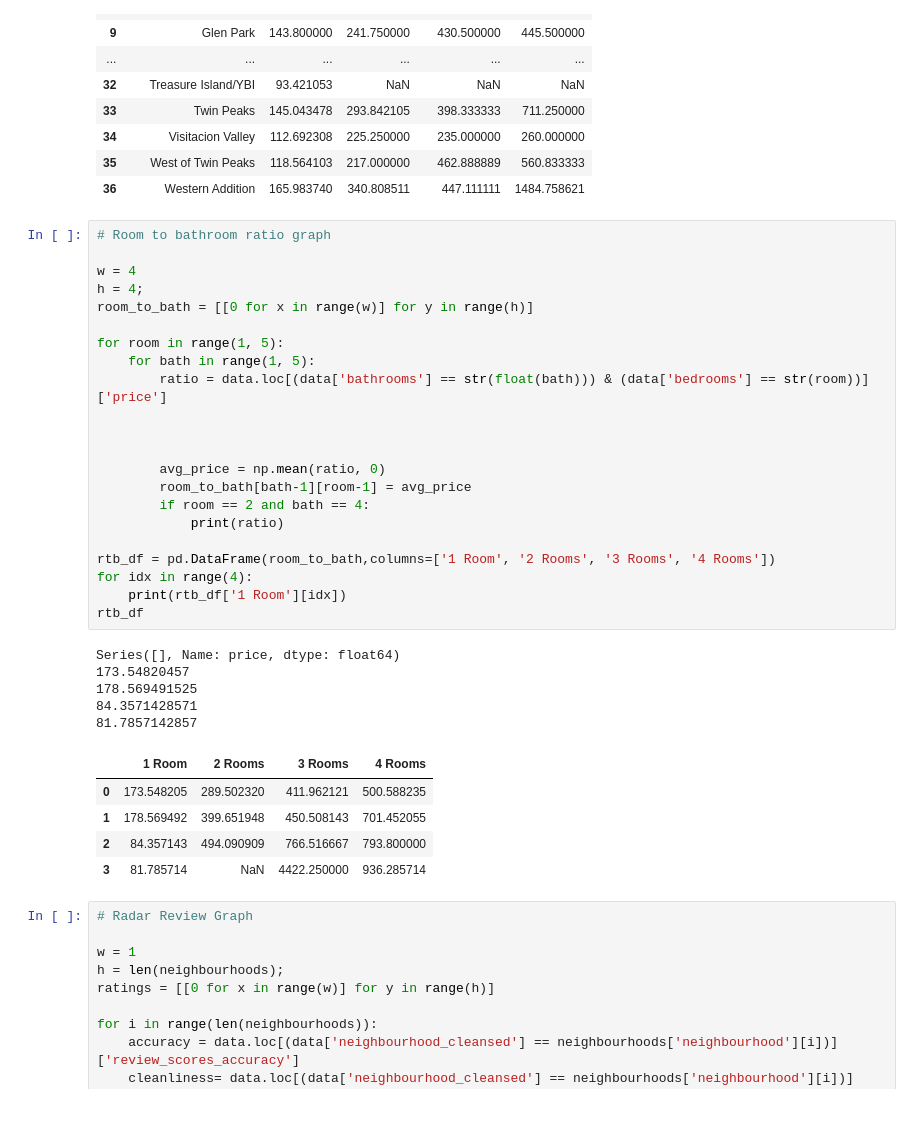
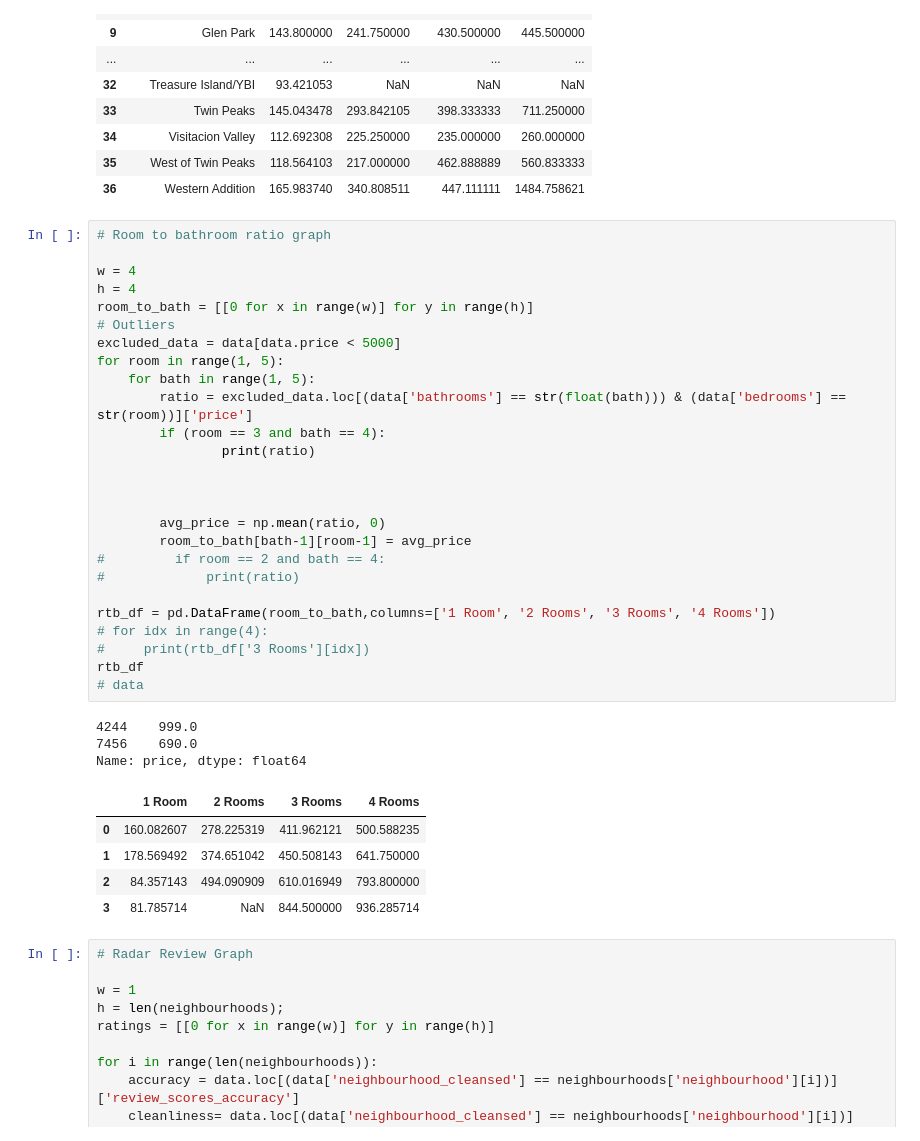
Before and after one commit to kyle8998/Optbnb, a Jupyter notebook: data/Import_Data.ipynb, the cells around one changed output. Cells and saved outputs as stored; diff of their text form; blank space fills up the shorter version.

```diff
--- a/data/Import_Data.ipynb
+++ b/data/Import_Data.ipynb
@@ -174,36 +174,38 @@ avg_df
 # %%
 # Room to bathroom ratio graph
 
 w = 4
-h = 4;
+h = 4
 room_to_bath = [[0 for x in range(w)] for y in range(h)]
-
+# Outliers
+excluded_data = data[data.price < 5000]
 for room in range(1, 5):
     for bath in range(1, 5):
-        ratio = data.loc[(data['bathrooms'] == str(float(bath))) & (data['bedrooms'] == str(room))]['price']
+        ratio = excluded_data.loc[(data['bathrooms'] == str(float(bath))) & (data['bedrooms'] == str(room))]['price']
+        if (room == 3 and bath == 4):
+                print(ratio)
 
 
 
         avg_price = np.mean(ratio, 0)
         room_to_bath[bath-1][room-1] = avg_price
-        if room == 2 and bath == 4:
-            print(ratio)
+#         if room == 2 and bath == 4:
+#             print(ratio)
 
 rtb_df = pd.DataFrame(room_to_bath,columns=['1 Room', '2 Rooms', '3 Rooms', '4 Rooms'])
-for idx in range(4):
-    print(rtb_df['1 Room'][idx])
+# for idx in range(4):
+#     print(rtb_df['3 Rooms'][idx])
 rtb_df
+# data
 # %% [output]
-Series([], Name: price, dtype: float64)
-173.54820457
-178.569491525
-84.3571428571
-81.7857142857
+4244    999.0
+7456    690.0
+Name: price, dtype: float64
 |  | 1 Room | 2 Rooms | 3 Rooms | 4 Rooms |
-| 0 | 173.548205 | 289.502320 | 411.962121 | 500.588235 |
-| 1 | 178.569492 | 399.651948 | 450.508143 | 701.452055 |
-| 2 | 84.357143 | 494.090909 | 766.516667 | 793.800000 |
-| 3 | 81.785714 | NaN | 4422.250000 | 936.285714 |
+| 0 | 160.082607 | 278.225319 | 411.962121 | 500.588235 |
+| 1 | 178.569492 | 374.651042 | 450.508143 | 641.750000 |
+| 2 | 84.357143 | 494.090909 | 610.016949 | 793.800000 |
+| 3 | 81.785714 | NaN | 844.500000 | 936.285714 |
 # %%
 # Radar Review Graph
 
```
Also changed, not shown: parts of 1 cell of this notebook, 5 other files.
